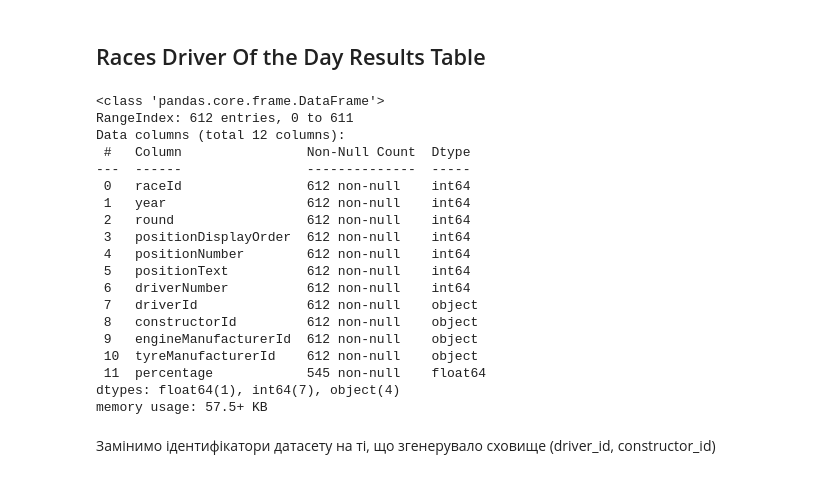
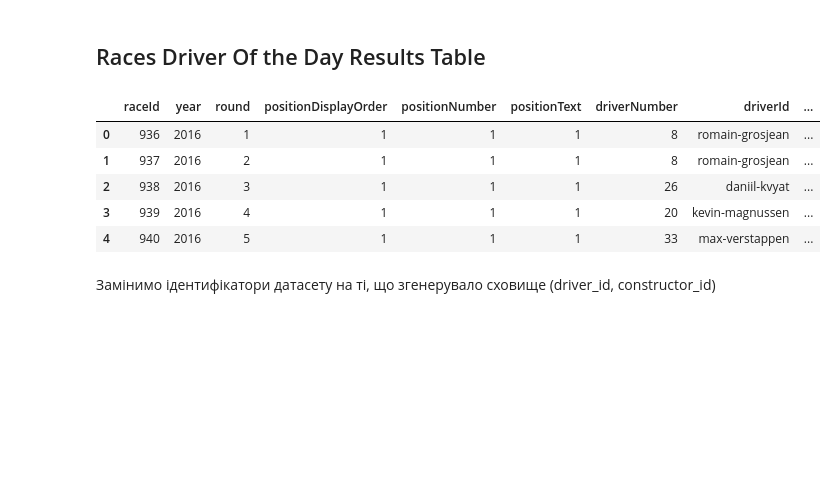
Before and after one commit to zagrebelnio/F1-Championship-Data-Analysis, a Jupyter notebook: storage/scripts/fact_tables.ipynb, the cells around one changed output. Saved outputs shown, nothing was run; the diff lists cells and outputs as text; code cells hidden in the pictures; blank space fills up the shorter version.

```diff
--- a/storage/scripts/fact_tables.ipynb
+++ b/storage/scripts/fact_tables.ipynb
@@ -518,27 +413,14 @@ insert_data(races_constructor_standings_df, 'races_constructor_standings')
 # %%
 races_dod_results_df = pd.read_csv('../data/f1db-races-driver-of-the-day-results.csv')
 races_dod_results_df.head()
-races_dod_results_df.info(100)
+#races_dod_results_df.info(100)
 # %% [output]
-<class 'pandas.core.frame.DataFrame'>
-RangeIndex: 612 entries, 0 to 611
-Data columns (total 12 columns):
- #   Column                Non-Null Count  Dtype
----  ------                --------------  -----
- 0   raceId                612 non-null    int64
- 1   year                  612 non-null    int64
- 2   round                 612 non-null    int64
- 3   positionDisplayOrder  612 non-null    int64
- 4   positionNumber        612 non-null    int64
- 5   positionText          612 non-null    int64
- 6   driverNumber          612 non-null    int64
- 7   driverId              612 non-null    object
- 8   constructorId         612 non-null    object
- 9   engineManufacturerId  612 non-null    object
- 10  tyreManufacturerId    612 non-null    object
- 11  percentage            545 non-null    float64
-dtypes: float64(1), int64(7), object(4)
-memory usage: 57.5+ KB
+|  | raceId | year | round | positionDisplayOrder | positionNumber | positionText | driverNumber | driverId | ... |
+| 0 | 936 | 2016 | 1 | 1 | 1 | 1 | 8 | romain-grosjean | ... |
+| 1 | 937 | 2016 | 2 | 1 | 1 | 1 | 8 | romain-grosjean | ... |
+| 2 | 938 | 2016 | 3 | 1 | 1 | 1 | 26 | daniil-kvyat | ... |
+| 3 | 939 | 2016 | 4 | 1 | 1 | 1 | 20 | kevin-magnussen | ... |
+| 4 | 940 | 2016 | 5 | 1 | 1 | 1 | 33 | max-verstappen | ... |
 # %% [markdown]
 Замінимо ідентифікатори датасету на ті, що згенерувало сховище (driver_id, constructor_id)
 # %%
```
Also changed, not shown: parts of 19 cells of this notebook, 1 other file.
